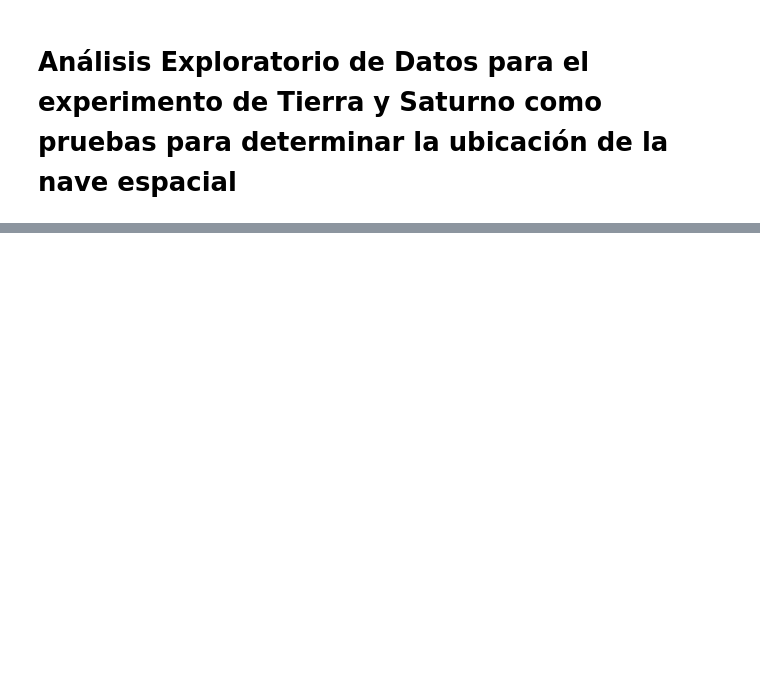
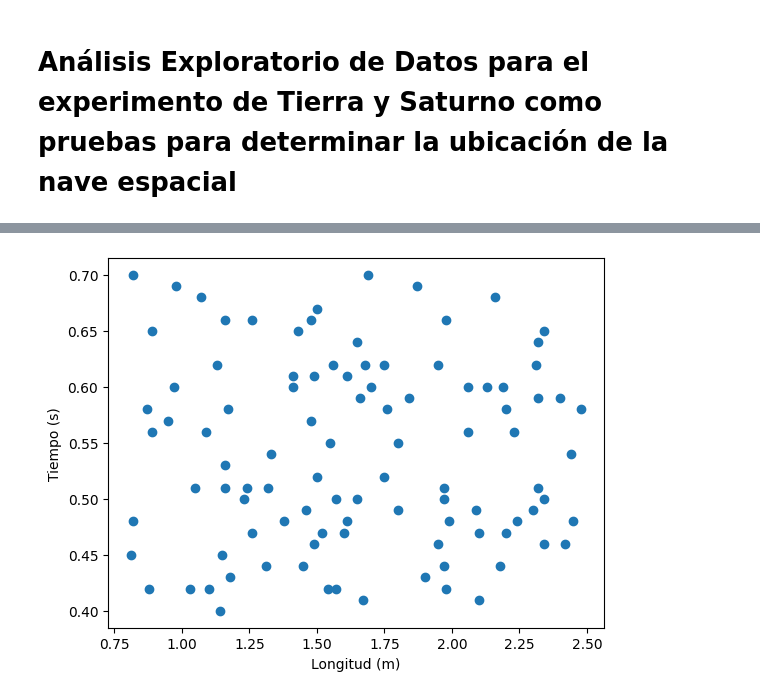
Before and after one commit to clauloro/Perdidos-en-el-espacio, a Jupyter notebook: perdidos_espacio.ipynb, the cells around one changed output, grey strips where cells are left out. Saved outputs shown, nothing was run; the diff lists cells and outputs as text; code cells hidden in the pictures; blank space fills up the shorter version.

```diff
--- a/perdidos_espacio.ipynb
+++ b/perdidos_espacio.ipynb
@@ -263,0 +310,7 @@ data_frame.head(100)
+# %%
+plt.scatter(df["Longitud (m)"], df["Tiempo (s)"])
+plt.xlabel("Longitud (m)")
+plt.ylabel("Tiempo (s)")
+plt.show()
+# %% [output]
+[figure, added]
```
Also changed, not shown: parts of 13 cells of this notebook.
